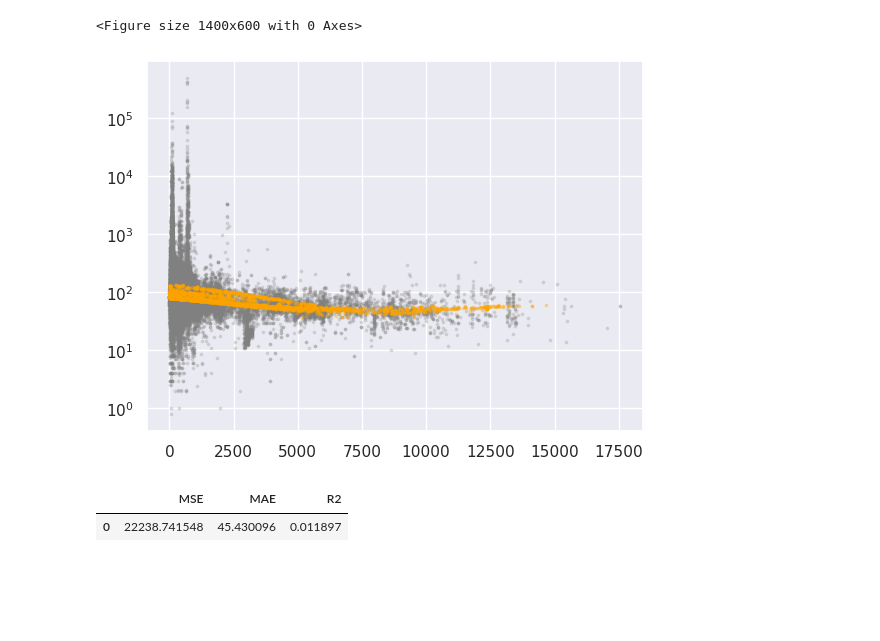
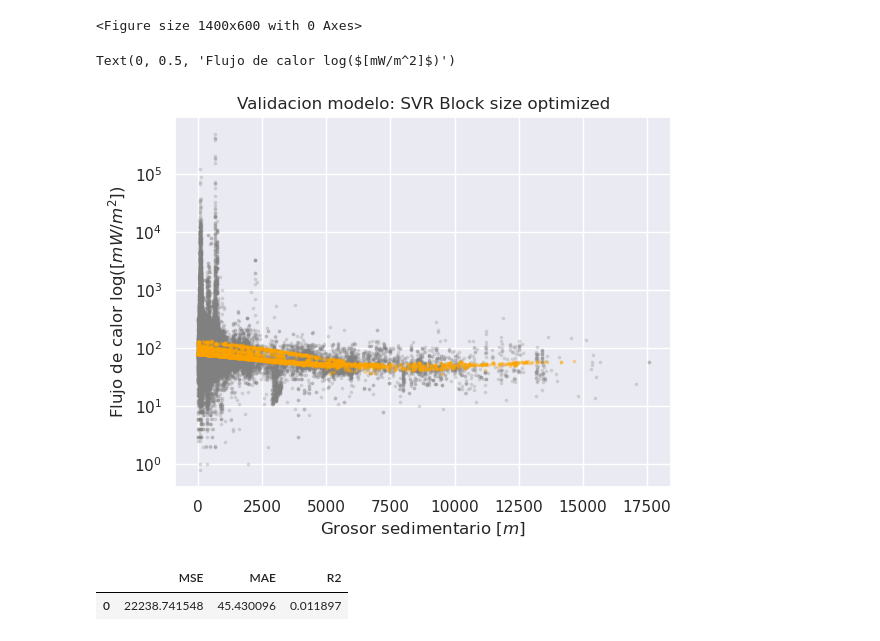
Before and after one commit to gacuervol/tdsp_template, a Jupyter notebook: scripts/training/modelling.ipynb, the cells around one changed output. Cells and saved outputs as stored; diff of their text form; code cells hidden in the pictures; blank space fills up the shorter version.

```diff
--- a/scripts/training/modelling.ipynb
+++ b/scripts/training/modelling.ipynb
@@ -346,12 +357,16 @@ y_pred_val = svr.predict(X_val_matrix_T)
 # %%
 idx_sed = -1
 plt.scatter(X_train[idx_sed], y_train, color='gray', marker='.', alpha=0.2,
             label='RANSAC outliers', s=12)
 plt.scatter(X_val[idx_sed], y_pred_val, color='orange', marker='.', alpha=0.3,
          label='RANSAC cubic', s=12)
 plt.yscale('log')
+plt.title('Validacion modelo: SVR Block size optimized')
+plt.xlabel(r'Grosor sedimentario $[m]$')
+plt.ylabel(r'Flujo de calor log($[mW/m^2]$)')
 # %% [output]
+Text(0, 0.5, 'Flujo de calor log($[mW/m^2]$)')
-[figure, old version]
+[figure, new version]
 # %%
 y_pred_test = svr.predict(X_test_matrix_T)
 eval_loader.eval_regres(y_pred_test, y_test)
```
Also changed, not shown: parts of 6 cells of this notebook, 3 other files.
